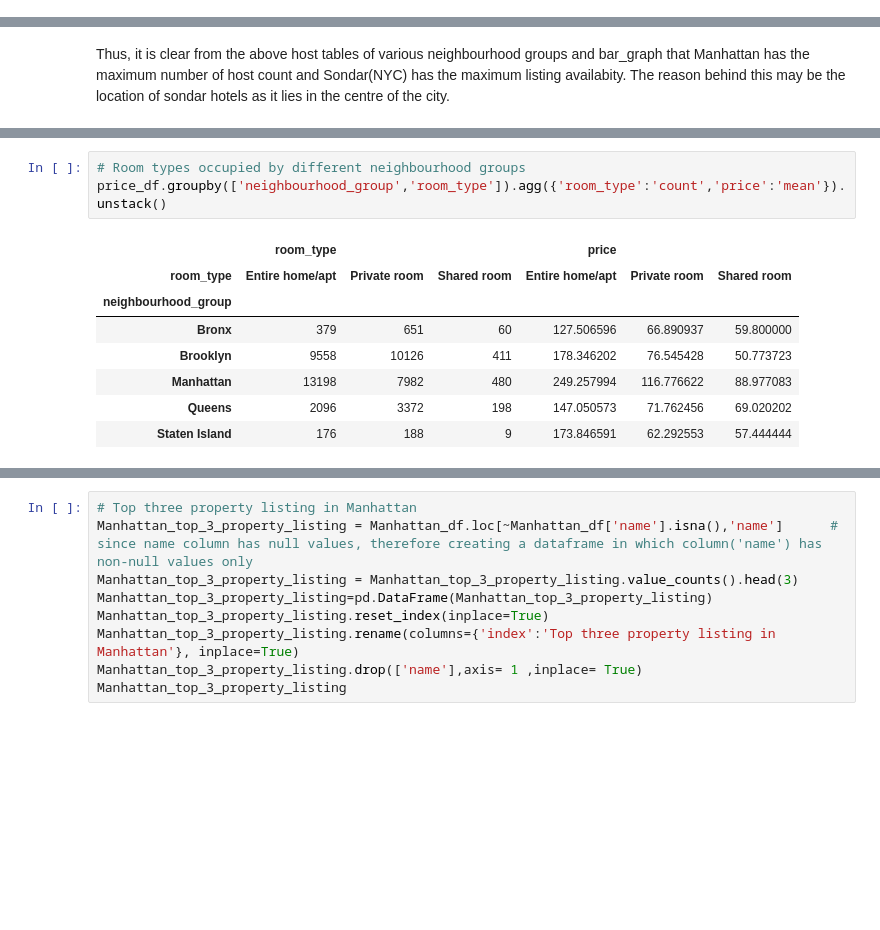
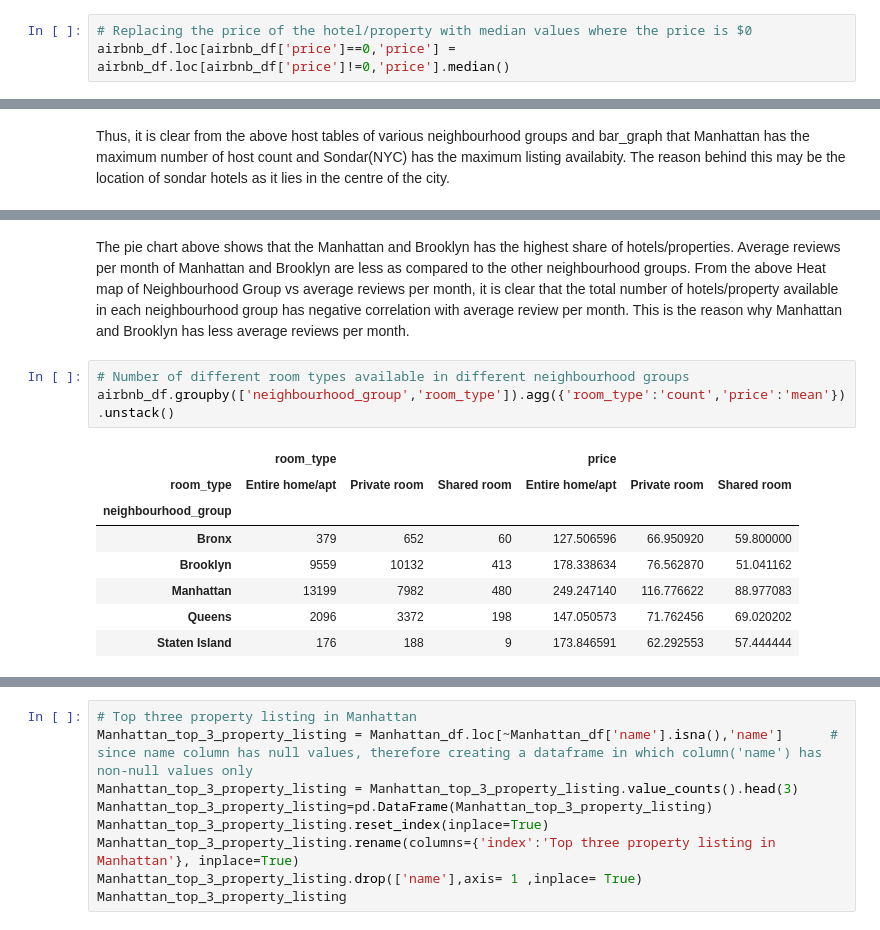
Before and after one commit to shubham-bhadouria/Airbnb--data-analysis, a Jupyter notebook: Shubham_Bhadouria_Airbnb_Bookings_Analysis_Capstone_Project.ipynb, the cells around one changed output, grey strips where cells are left out. Cells and saved outputs as stored; diff of their text form; blank space fills up the shorter version.

```diff
--- a/Shubham_Bhadouria_Airbnb_Bookings_Analysis_Capstone_Project.ipynb
+++ b/Shubham_Bhadouria_Airbnb_Bookings_Analysis_Capstone_Project.ipynb
@@ -131,0 +141,3 @@ Average reviews per month of Manhattan and Brooklyn are less as compared to the
+# %%
+# Replacing the price of the hotel/property with median values where the price is $0
+airbnb_df.loc[airbnb_df['price']==0,'price'] = airbnb_df.loc[airbnb_df['price']!=0,'price'].median()
@@ -215,13 +297,15 @@ price_df = airbnb_df[airbnb_df['price']!=0]
+# %% [markdown]
+The pie chart above shows that the Manhattan and Brooklyn has the highest share of hotels/properties. Average reviews per month of Manhattan and Brooklyn are less as compared to the other neighbourhood groups. From the above Heat map of Neighbourhood Group vs average reviews per month, it is clear that the total number of hotels/property available in each neighbourhood group has negative correlation with average review per month. This is the reason why Manhattan and Brooklyn has less average reviews per month.
 # %%
-# Room types occupied by different neighbourhood groups
-price_df.groupby(['neighbourhood_group','room_type']).agg({'room_type':'count','price':'mean'}).unstack()
+# Number of different room types available in different neighbourhood groups
+airbnb_df.groupby(['neighbourhood_group','room_type']).agg({'room_type':'count','price':'mean'}).unstack()
 # %% [output]
 |  | room_type |  |  | price |  |  |
 | room_type | Entire home/apt | Private room | Shared room | Entire home/apt | Private room | Shared room |
 | neighbourhood_group |  |  |  |  |  |  |
-| Bronx | 379 | 651 | 60 | 127.506596 | 66.890937 | 59.800000 |
-| Brooklyn | 9558 | 10126 | 411 | 178.346202 | 76.545428 | 50.773723 |
-| Manhattan | 13198 | 7982 | 480 | 249.257994 | 116.776622 | 88.977083 |
+| Bronx | 379 | 652 | 60 | 127.506596 | 66.950920 | 59.800000 |
+| Brooklyn | 9559 | 10132 | 413 | 178.338634 | 76.562870 | 51.041162 |
+| Manhattan | 13199 | 7982 | 480 | 249.247140 | 116.776622 | 88.977083 |
 | Queens | 2096 | 3372 | 198 | 147.050573 | 71.762456 | 69.020202 |
 | Staten Island | 176 | 188 | 9 | 173.846591 | 62.292553 | 57.444444 |
 # %%
```
Also changed, not shown: parts of 38 cells of this notebook.
